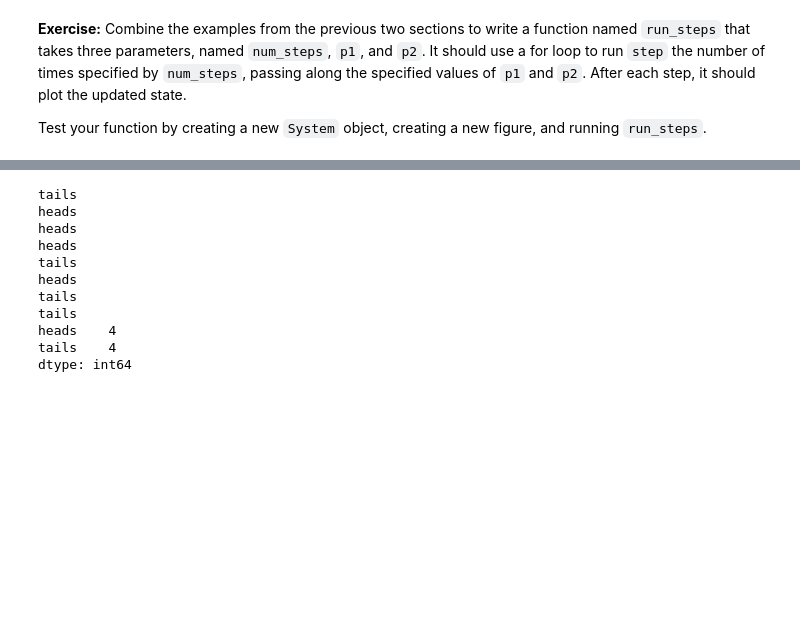
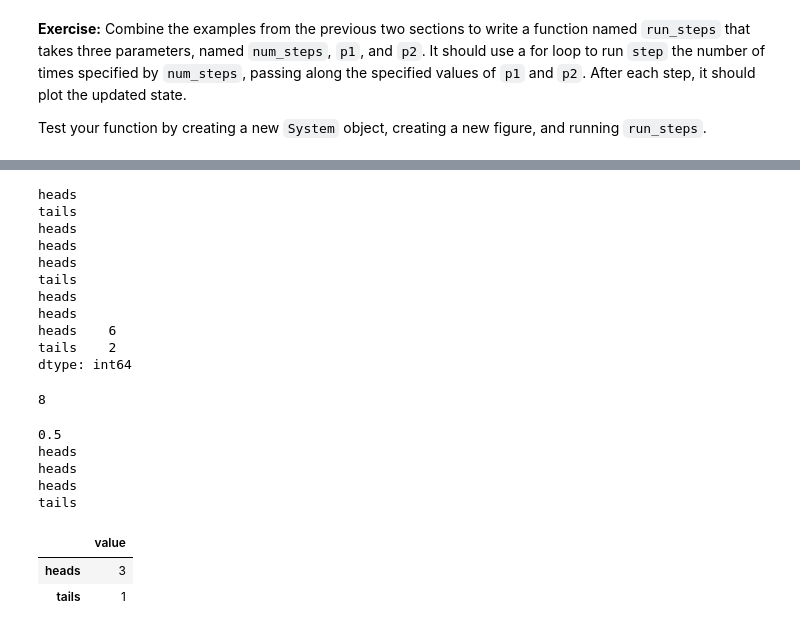
Before and after one commit to FlynnML/ModSimPy, a Jupyter notebook: code/chap01mine.ipynb, the cells around one changed output, grey strips where cells are left out. Saved outputs shown, nothing was run; the diff lists cells and outputs as text; code cells hidden in the pictures; blank space fills up the shorter version.

```diff
--- a/code/chap01mine.ipynb
+++ b/code/chap01mine.ipynb
@@ -620,16 +622,45 @@ def flip_count(n,p):
             print ('tails')
 flip_count(8,0.5)
 print(penny)
-#just practice from class, not part of assignment
+8#just practice from class, not part of assignment
 # %% [output]
+heads
 tails
 heads
 heads
 heads
 tails
 heads
-tails
-tails
-heads    4
-tails    4
+heads
+heads    6
+tails    2
 dtype: int64
+8
+# %%
+penny = System(heads=0, tails=0)
+def update_heads(penny, n):
+    penny.heads += n
+def flip_until_tails(system, p):
+    print(p)
+    for i in range (100):
+        if flip(p):
+            update_heads(system, 1)
+            print ('heads')
+        else:
+            system.tails += 1
+            print('tails')
+            return
+# %%
+flip_until_tails(penny, .5)
+# %% [output]
+0.5
+heads
+heads
+heads
+tails
+# %%
+penny
+# %% [output]
+|  | value |
+| heads | 3 |
+| tails | 1 |
```
Also changed, not shown: parts of 1 cell of this notebook, 1 other file.
